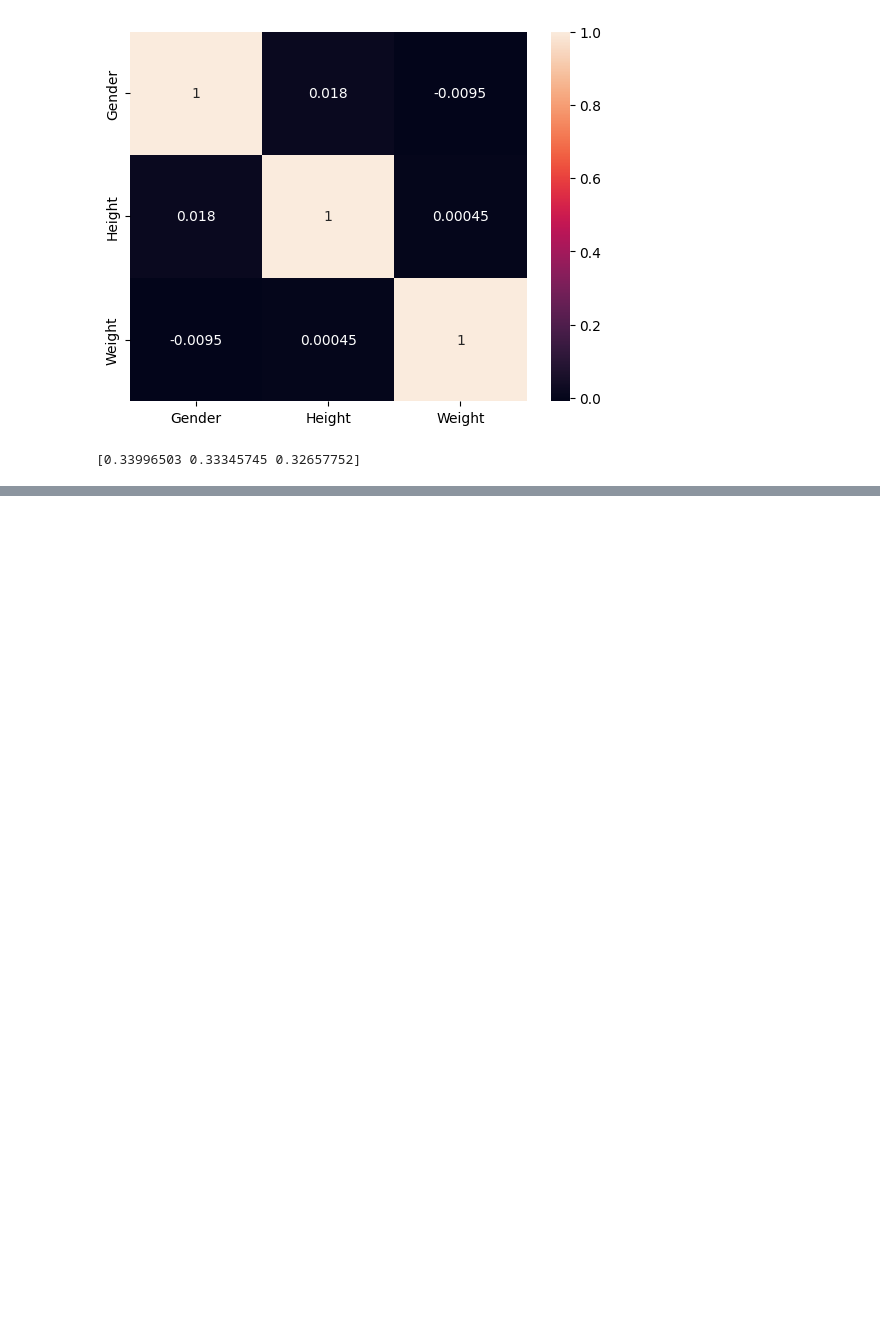
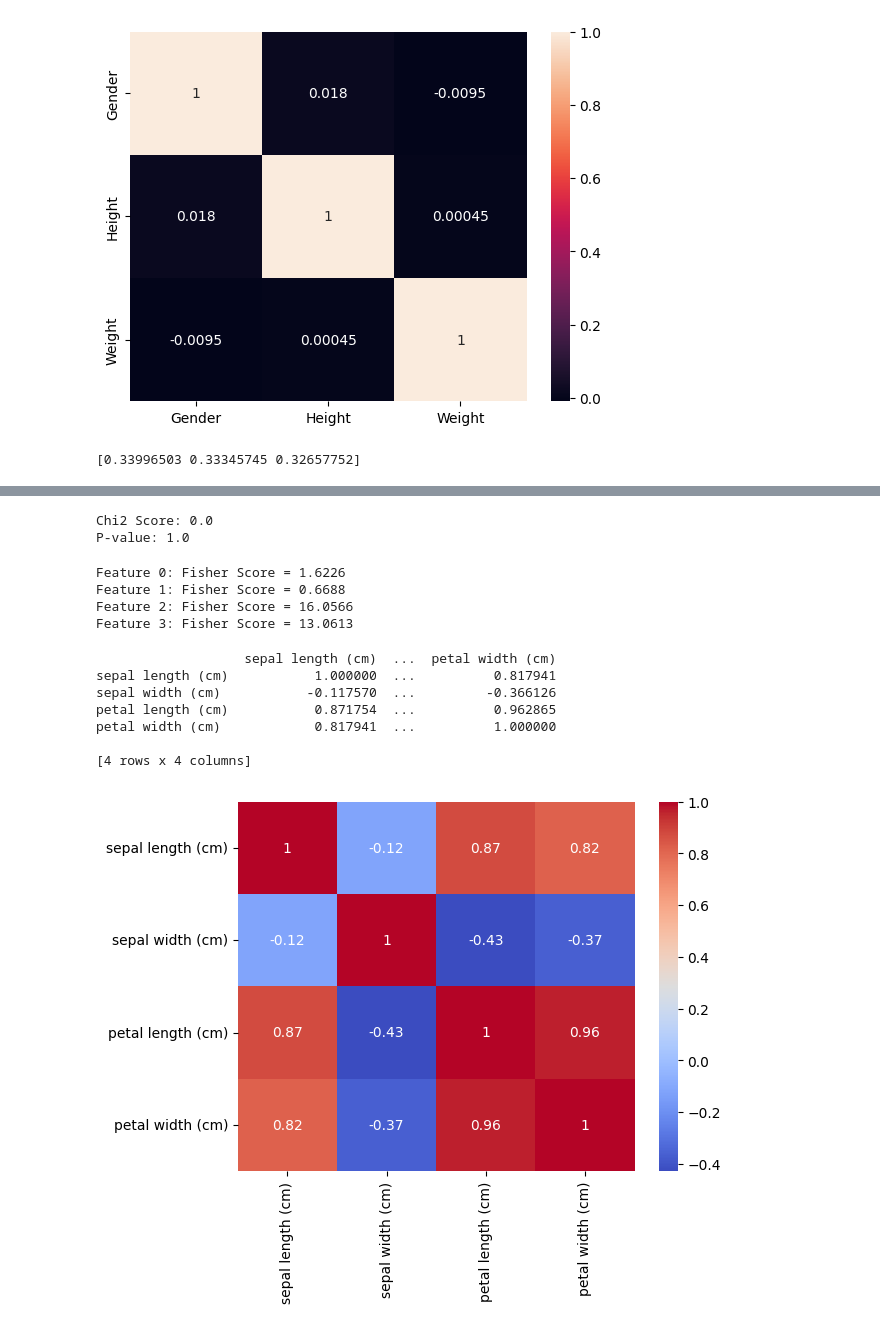
Before and after one commit to Mohitnayak-AI/Machine-Learning, a Jupyter notebook: notebook/misc.ipynb, the cells around one changed output, grey strips where cells are left out. Saved outputs shown, nothing was run; the diff lists cells and outputs as text; code cells hidden in the pictures; blank space fills up the shorter version.

```diff
--- a/notebook/misc.ipynb
+++ b/notebook/misc.ipynb
@@ -111,0 +157,77 @@ print(pca.explained_variance_ratio_)
+# %%
+# another way for chi2 test
+
+import pandas as pd
+from scipy.stats import chi2_contingency
+
+# Sample categorical data
+data = pd.DataFrame({
+    'Gender': ['Male', 'Female', 'Male', 'Female', 'Male'],
+    'Buys': ['Yes', 'No', 'Yes', 'Yes', 'No']
+})
+
+cross = pd.crosstab(data['Gender'],data['Buys'])
+chi2, p, df, exp = chi2_contingency(cross)
+
+print(f"Chi2 Score: {chi2}")
+print(f"P-value: {p}")
+# %% [output]
+Chi2 Score: 0.0
+P-value: 1.0
+# %%
+# Fisher Score
+
+import numpy as np
+from sklearn.datasets import load_iris
+
+def fisher_score(X, y):
+    scores = []
+    classes = np.unique(y)
+    for i in range(X.shape[1]):
+        numerator = 0
+        denominator = 0
+        for c in classes:
+            X_c = X[y == c, i]
+            numerator += len(X_c) * (np.mean(X_c) - np.mean(X[:, i]))**2
+            denominator += np.sum((X_c - np.mean(X_c))**2)
+        scores.append(numerator / denominator)
+    return scores
+
+# Load dataset
+X, y = load_iris(return_X_y=True)
+scores = fisher_score(X, y)
+
+for i, score in enumerate(scores):
+    print(f"Feature {i}: Fisher Score = {score:.4f}")
+# %% [output]
+Feature 0: Fisher Score = 1.6226
+Feature 1: Fisher Score = 0.6688
+Feature 2: Fisher Score = 16.0566
+Feature 3: Fisher Score = 13.0613
+# %%
+# Person colenear coefficent
+
+import pandas as pd
+import seaborn as sns
+import matplotlib.pyplot as plt
+
+# Sample DataFrame
+data = load_iris()
+df = pd.DataFrame(data.data,columns=data.feature_names)
+
+# Pearson correlation matrix
+corr = df.corr(method='pearson')
+print(corr)
+
+# Plot heatmap
+sns.heatmap(corr, annot=True, cmap='coolwarm')
+plt.show()
+# %% [output]
+                   sepal length (cm)  ...  petal width (cm)
+sepal length (cm)           1.000000  ...          0.817941
+sepal width (cm)           -0.117570  ...         -0.366126
+petal length (cm)           0.871754  ...          0.962865
+petal width (cm)            0.817941  ...          1.000000
+
+[4 rows x 4 columns]
+[figure, added]
```
Also changed, not shown: parts of 13 cells of this notebook, 2 other files.
